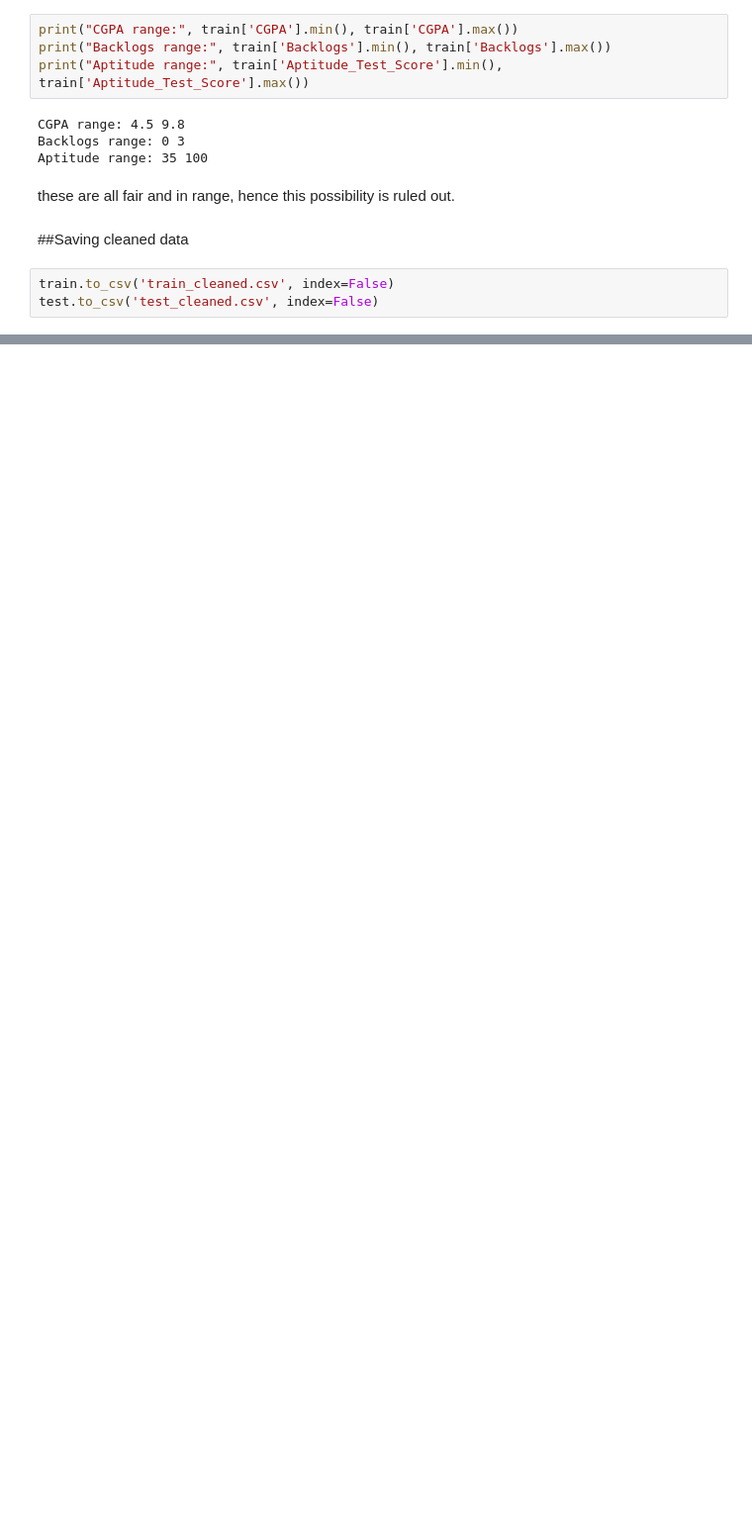
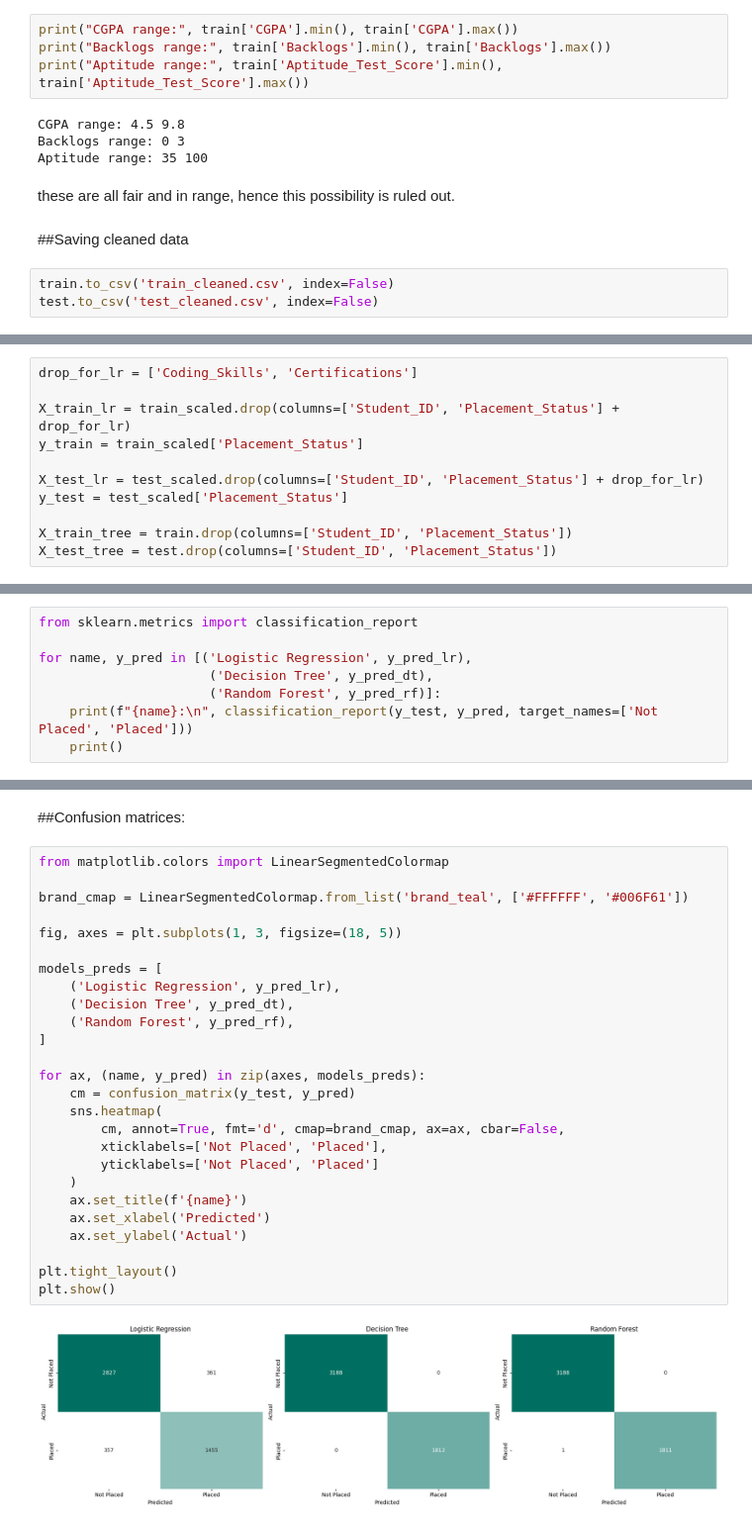
Before and after one commit to palakm690-del/Namah-Palak_ML_Internship_2026, a Jupyter notebook: notebooks/02_baseline_models.ipynb, the cells around one changed output, grey strips where cells are left out. Shown at 99% size. Cells and saved outputs as stored; diff of their text form; blank space fills up the shorter version.

```diff
--- a/notebooks/02_baseline_models.ipynb
+++ b/notebooks/02_baseline_models.ipynb
@@ -175,0 +300,11 @@ test.to_csv('test_cleaned.csv', index=False)
+# %%
+drop_for_lr = ['Coding_Skills', 'Certifications']
+
+X_train_lr = train_scaled.drop(columns=['Student_ID', 'Placement_Status'] + drop_for_lr)
+y_train = train_scaled['Placement_Status']
+
+X_test_lr = test_scaled.drop(columns=['Student_ID', 'Placement_Status'] + drop_for_lr)
+y_test = test_scaled['Placement_Status']
+
+X_train_tree = train.drop(columns=['Student_ID', 'Placement_Status'])
+X_test_tree = test.drop(columns=['Student_ID', 'Placement_Status'])
@@ -175,0 +414,8 @@ test.to_csv('test_cleaned.csv', index=False)
+# %%
+from sklearn.metrics import classification_report
+
+for name, y_pred in [('Logistic Regression', y_pred_lr),
+                      ('Decision Tree', y_pred_dt),
+                      ('Random Forest', y_pred_rf)]:
+    print(f"{name}:\n", classification_report(y_test, y_pred, target_names=['Not Placed', 'Placed']))
+    print()
@@ -175,0 +444,30 @@ test.to_csv('test_cleaned.csv', index=False)
+# %% [markdown]
+##Confusion matrices:
+# %%
+from matplotlib.colors import LinearSegmentedColormap
+
+brand_cmap = LinearSegmentedColormap.from_list('brand_teal', ['#FFFFFF', '#006F61'])
+
+fig, axes = plt.subplots(1, 3, figsize=(18, 5))
+
+models_preds = [
+    ('Logistic Regression', y_pred_lr),
+    ('Decision Tree', y_pred_dt),
+    ('Random Forest', y_pred_rf),
+]
+
+for ax, (name, y_pred) in zip(axes, models_preds):
+    cm = confusion_matrix(y_test, y_pred)
+    sns.heatmap(
+        cm, annot=True, fmt='d', cmap=brand_cmap, ax=ax, cbar=False,
+        xticklabels=['Not Placed', 'Placed'],
+        yticklabels=['Not Placed', 'Placed']
+    )
+    ax.set_title(f'{name}')
+    ax.set_xlabel('Predicted')
+    ax.set_ylabel('Actual')
+
+plt.tight_layout()
+plt.show()
+# %% [output]
+[figure, added]
```
Also changed, not shown: parts of 94 cells of this notebook, 7 other files.
